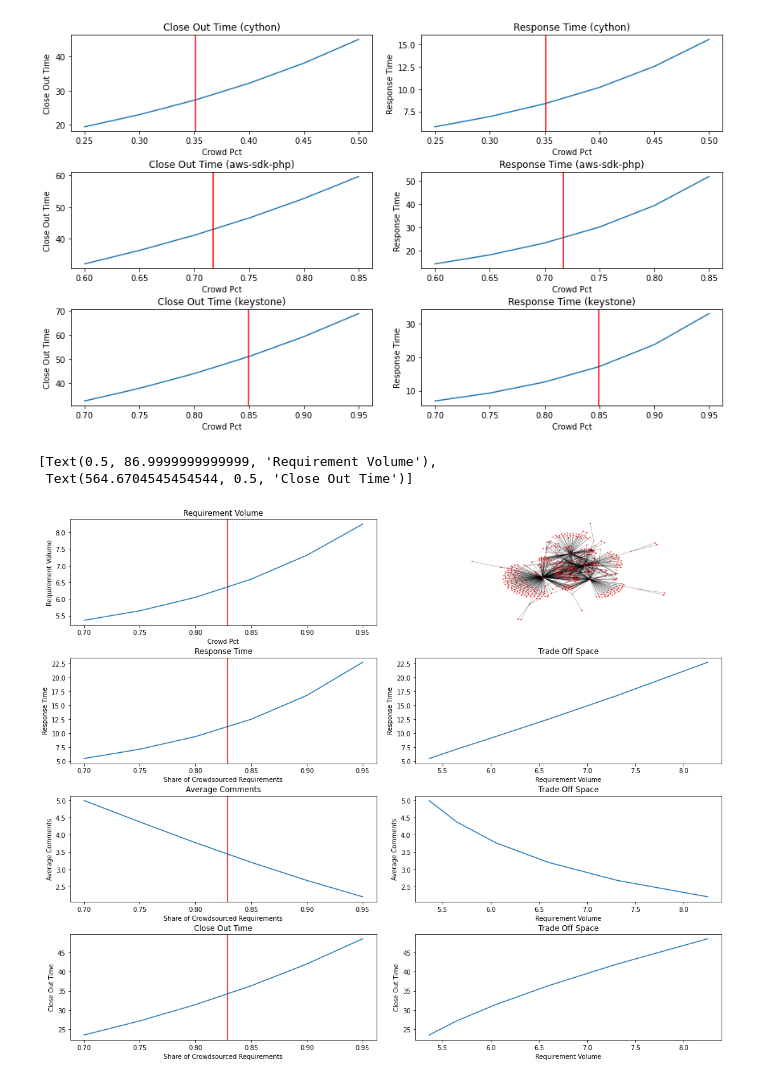
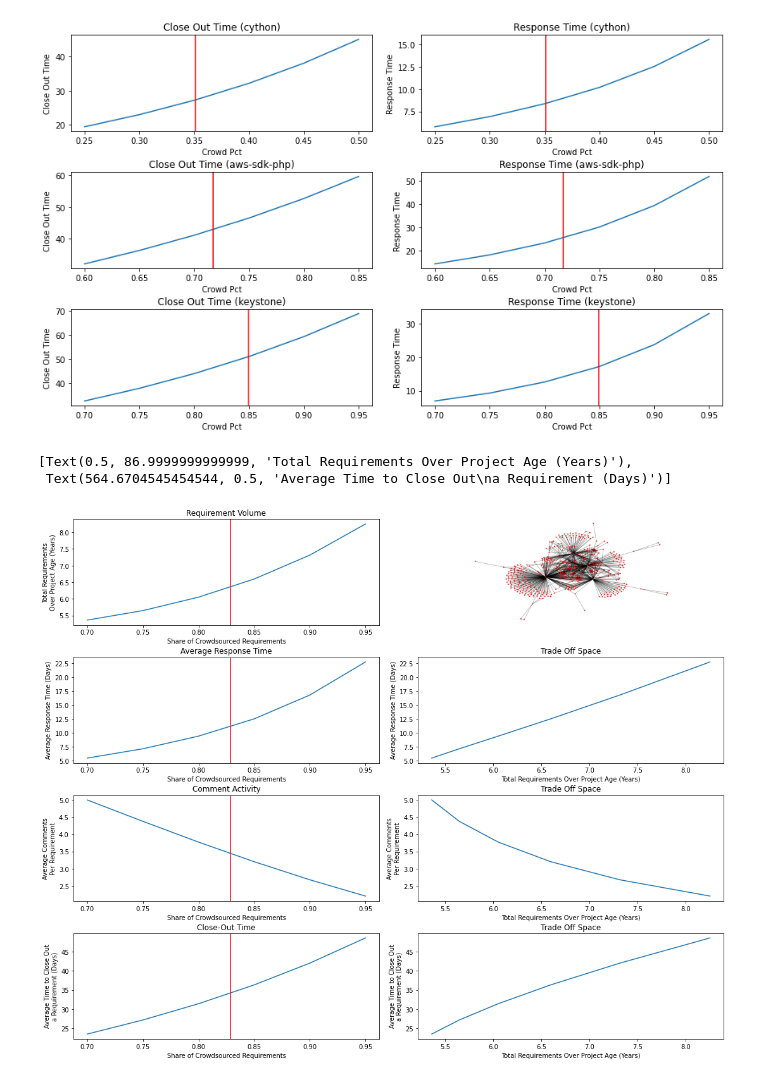
Before and after one commit to MthwRobinson/sh-network-paper, a Jupyter notebook: notebooks/tradeoff-space.ipynb, the cells around one changed output. Drawn from its saved outputs; the diff is of its cells as text; code cells hidden in the pictures.

Commit message:
updated plots based on reviewer feedback

```diff
--- a/notebooks/tradeoff-space.ipynb
+++ b/notebooks/tradeoff-space.ipynb
@@ -306,49 +306,50 @@ fig.set_figheight(12)
 fig.set_figwidth(15)
 fig.tight_layout(h_pad=3, w_pad=3)
 
-label1 = measure1.title().replace('_', ' ').replace("Issue", "Requirement").replace("Avg", "Average")
-label2 = measure2.title().replace('_', ' ').replace("Issue", "Requirement").replace("Avg", "Average")
-label3 = measure3.title().replace('_', ' ').replace("Issue", "Requirement").replace("Avg", "Average")
-label4 = measure4.title().replace('_', ' ').replace("Issue", "Requirement").replace("Avg", "Average")
+label1 = 'Total Requirements Over Project Age (Years)'
+label2 = 'Average Response Time (Days)'
+label3 = 'Average Comments\nPer Requirement'
+label4 = 'Average Time to Close Out\na Requirement (Days)'
 
 crowd_pct_actual = list(plot_data['crowd_pct_actual'])[0]
 
 ax11.plot(plot_data['crowd_pct'], plot_data[f'p_{measure1}'])
-ax11.set_title(f'{label1}')
-ax11.set(xlabel='Crowd Pct', ylabel=f'{label1}')
+ax11.set_title('Requirement Volume')
+ax11.set(xlabel='Share of Crowdsourced Requirements',
+         ylabel='Total Requirements\nOver Project Age (Years)')
 ax11.axvline(x=crowd_pct_actual, color='red')
 
 img = mpimg.imread(f'../network_plots/network-{organization}-{package}.png')
 ax12.imshow(img)
 ax12.axis('off')
 
 ax21.plot(plot_data['crowd_pct'], plot_data[f'p_{measure2}'])
-ax21.set_title(f'{label2}')
+ax21.set_title('Average Response Time')
 ax21.set(xlabel='Share of Crowdsourced Requirements', ylabel=f'{label2}')
 ax21.axvline(x=crowd_pct_actual, color='red')
 
 ax22.plot(plot_data[f'p_{measure1}'], plot_data[f'p_{measure2}'])
 ax22.set_title('Trade Off Space')
 ax22.set(xlabel=f'{label1}', ylabel=f'{label2}')
 
 ax31.plot(plot_data['crowd_pct'], plot_data[f'p_{measure3}'])
-ax31.set_title(f'{label3}')
+ax31.set_title('Comment Activity')
 ax31.set(xlabel='Share of Crowdsourced Requirements', ylabel=f'{label3}')
 ax31.axvline(x=crowd_pct_actual, color='red')
 
 ax32.plot(plot_data[f'p_{measure1}'], plot_data[f'p_{measure3}'])
 ax32.set_title('Trade Off Space')
 ax32.set(xlabel=f'{label1}', ylabel=f'{label3}')
 
 ax41.plot(plot_data['crowd_pct'], plot_data[f'p_{measure4}'])
-ax41.set_title(f'{label4}')
+ax41.set_title('Close-Out Time')
 ax41.set(xlabel='Share of Crowdsourced Requirements', ylabel=f'{label4}')
 ax41.axvline(x=crowd_pct_actual, color='red')
 
 ax42.plot(plot_data[f'p_{measure1}'], plot_data[f'p_{measure4}'])
 ax42.set_title('Trade Off Space')
 ax42.set(xlabel=f'{label1}', ylabel=f'{label4}')
 # %% [output]
-[Text(0.5, 86.9999999999999, 'Requirement Volume'),
- Text(564.6704545454544, 0.5, 'Close Out Time')]
+[Text(0.5, 86.9999999999999, 'Total Requirements Over Project Age (Years)'),
+ Text(564.6704545454544, 0.5, 'Average Time to Close Out\na Requirement (Days)')]
-[figure, old version]
+[figure, new version]
```
Also changed, not shown: parts of 4 cells of this notebook, 1 other file.
